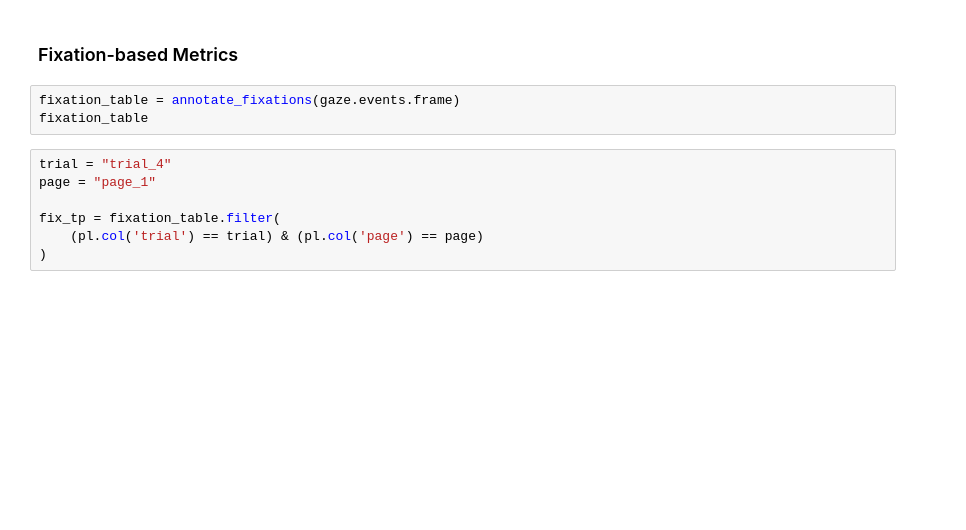
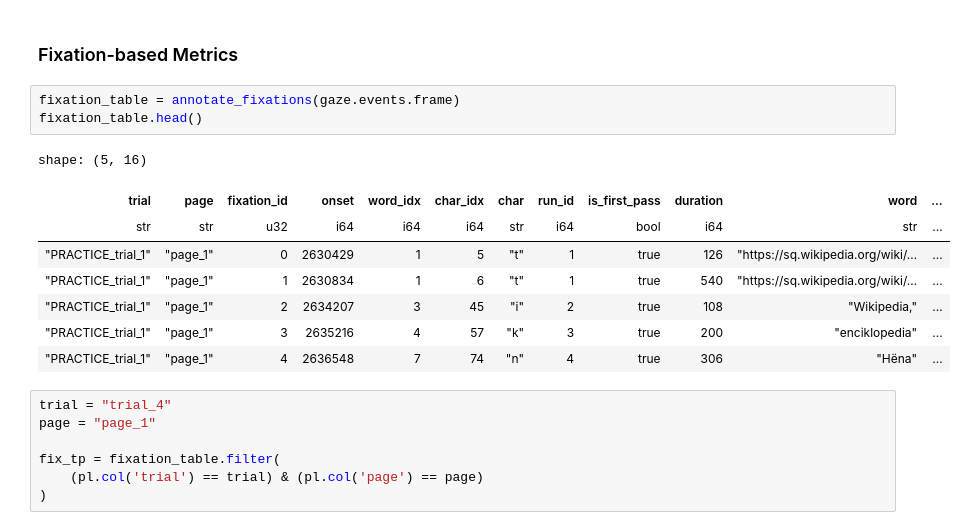
Before and after one commit to MultiplEYE-COST/multipleye-preprocessing, a Jupyter notebook: preprocessing.ipynb, the cells around one changed output. Cells and saved outputs as stored; diff of their text form; blank space fills up the shorter version.

```diff
--- a/preprocessing.ipynb
+++ b/preprocessing.ipynb
@@ -108,7 +180,16 @@ aois = sess.stimuli[4].text_stimulus.aois
 ### Fixation-based Metrics
 # %%
 fixation_table = annotate_fixations(gaze.events.frame)
-fixation_table
+fixation_table.head()
+# %% [output]
+shape: (5, 16)
+| trial | page | fixation_id | onset | word_idx | char_idx | char | run_id | is_first_pass | duration | word | ... |
+| str | str | u32 | i64 | i64 | i64 | str | i64 | bool | i64 | str | ... |
+| "PRACTICE_trial_1" | "page_1" | 0 | 2630429 | 1 | 5 | "t" | 1 | true | 126 | "https://sq.wikipedia.org/wiki/… | ... |
+| "PRACTICE_trial_1" | "page_1" | 1 | 2630834 | 1 | 6 | "t" | 1 | true | 540 | "https://sq.wikipedia.org/wiki/… | ... |
+| "PRACTICE_trial_1" | "page_1" | 2 | 2634207 | 3 | 45 | "i" | 2 | true | 108 | "Wikipedia," | ... |
+| "PRACTICE_trial_1" | "page_1" | 3 | 2635216 | 4 | 57 | "k" | 3 | true | 200 | "enciklopedia" | ... |
+| "PRACTICE_trial_1" | "page_1" | 4 | 2636548 | 7 | 74 | "n" | 4 | true | 306 | "Hëna" | ... |
 # %%
 trial = "trial_4"
 page = "page_1"
```
Also changed, not shown: parts of 7 cells of this notebook, 2 other files.
